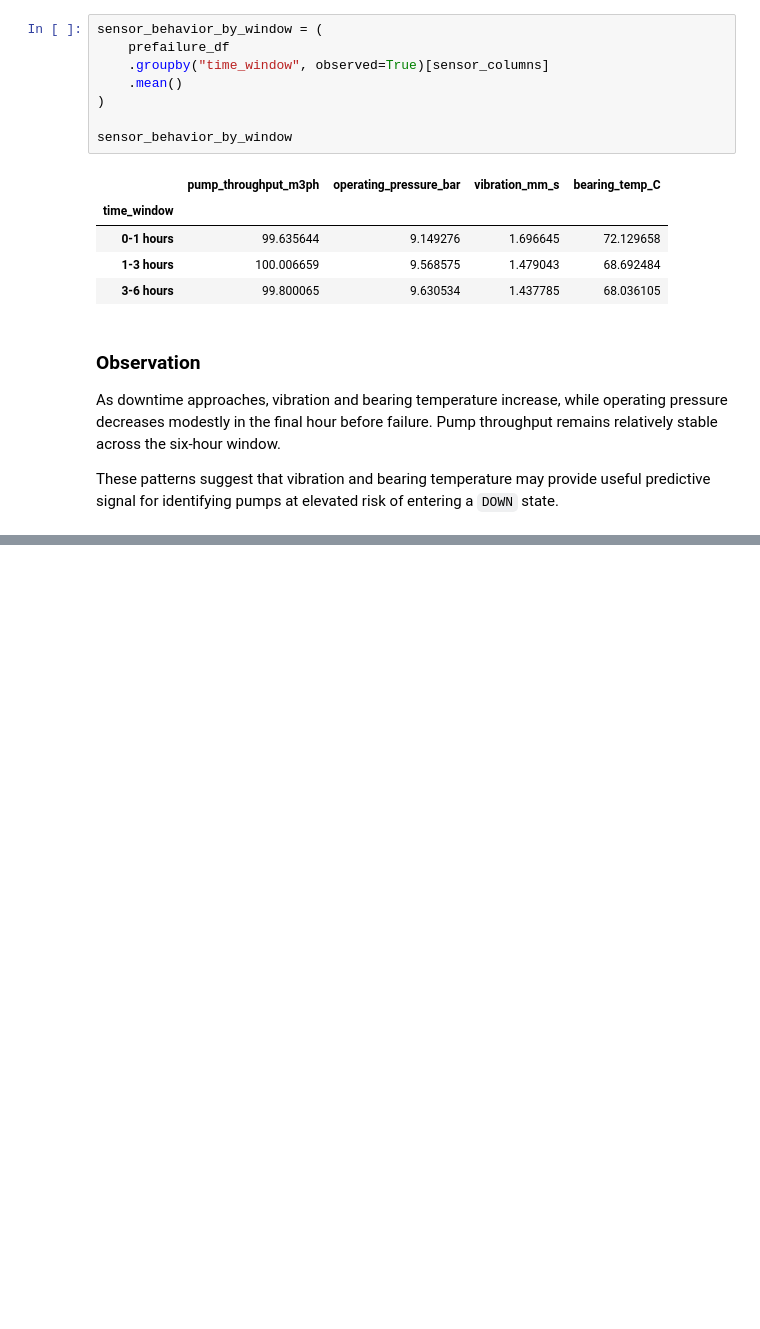
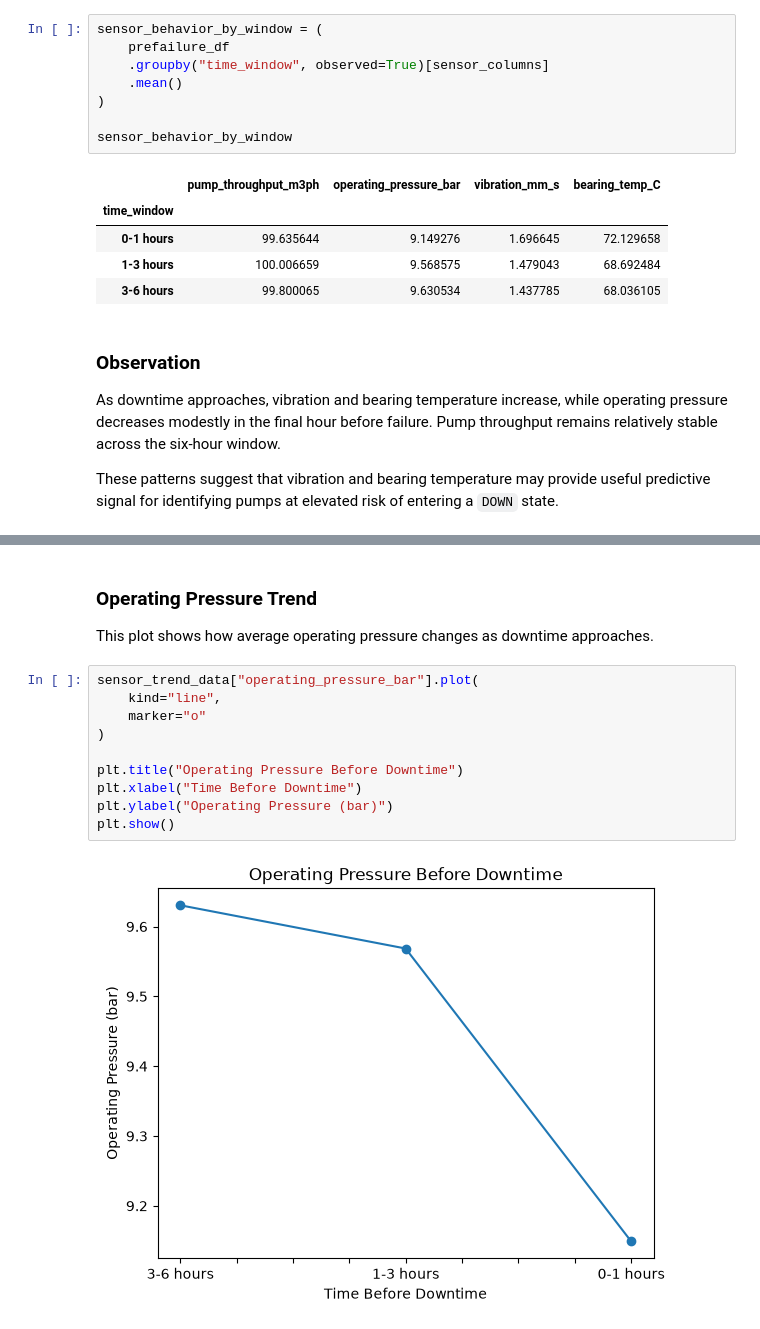
Before and after one commit to MohnishMehta/Break-Through-Tech-ML-Pipeline, a Jupyter notebook: notebooks/01_data_exploration.ipynb, the cells around one changed output, grey strips where cells are left out. Saved outputs shown, nothing was run; the diff lists cells and outputs as text; blank space fills up the shorter version.

```diff
--- a/notebooks/01_data_exploration.ipynb
+++ b/notebooks/01_data_exploration.ipynb
@@ -531,0 +579,16 @@ These patterns suggest that vibration and bearing temperature may provide useful
+# %% [markdown]
+### Operating Pressure Trend
+
+This plot shows how average operating pressure changes as downtime approaches.
+# %%
+sensor_trend_data["operating_pressure_bar"].plot(
+    kind="line",
+    marker="o"
+)
+
+plt.title("Operating Pressure Before Downtime")
+plt.xlabel("Time Before Downtime")
+plt.ylabel("Operating Pressure (bar)")
+plt.show()
+# %% [output]
+[figure, added]
```
Also changed, not shown: parts of 10 cells of this notebook.
